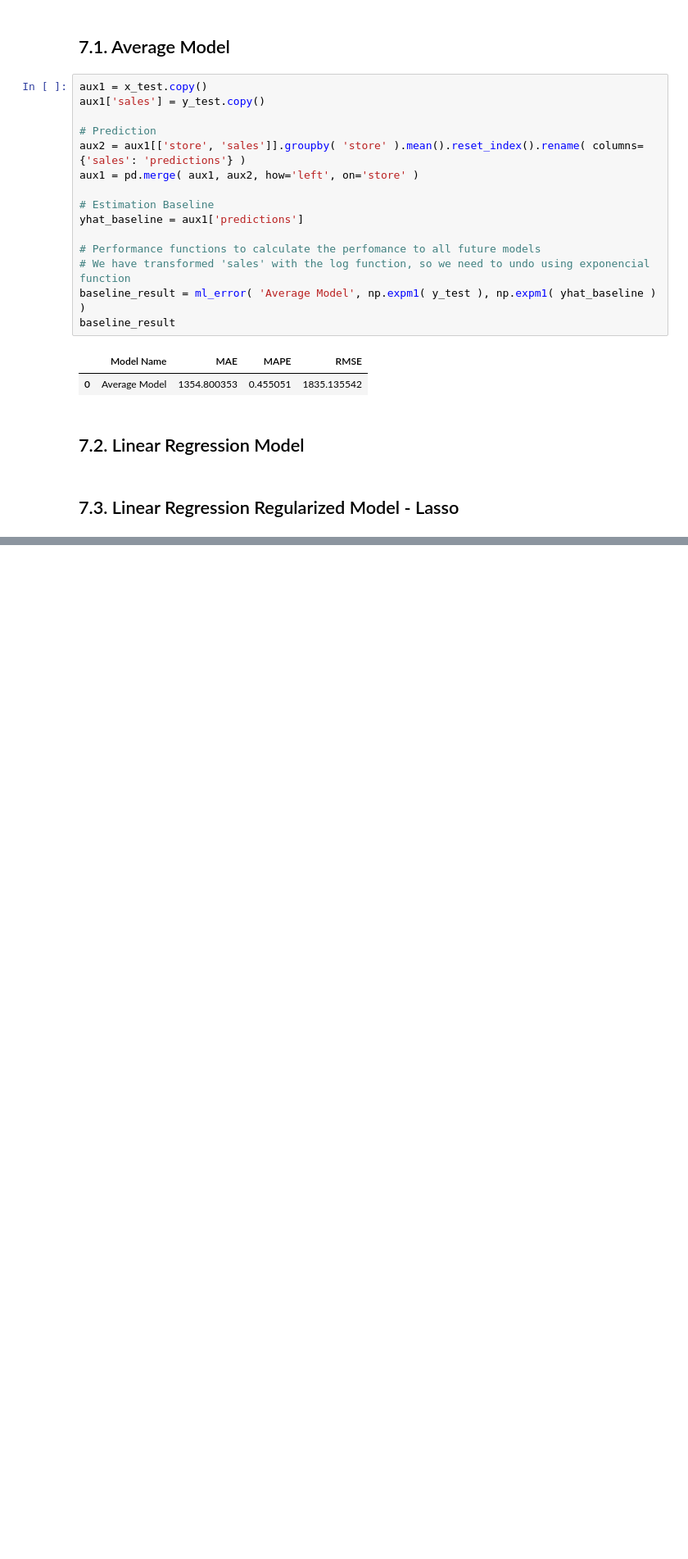
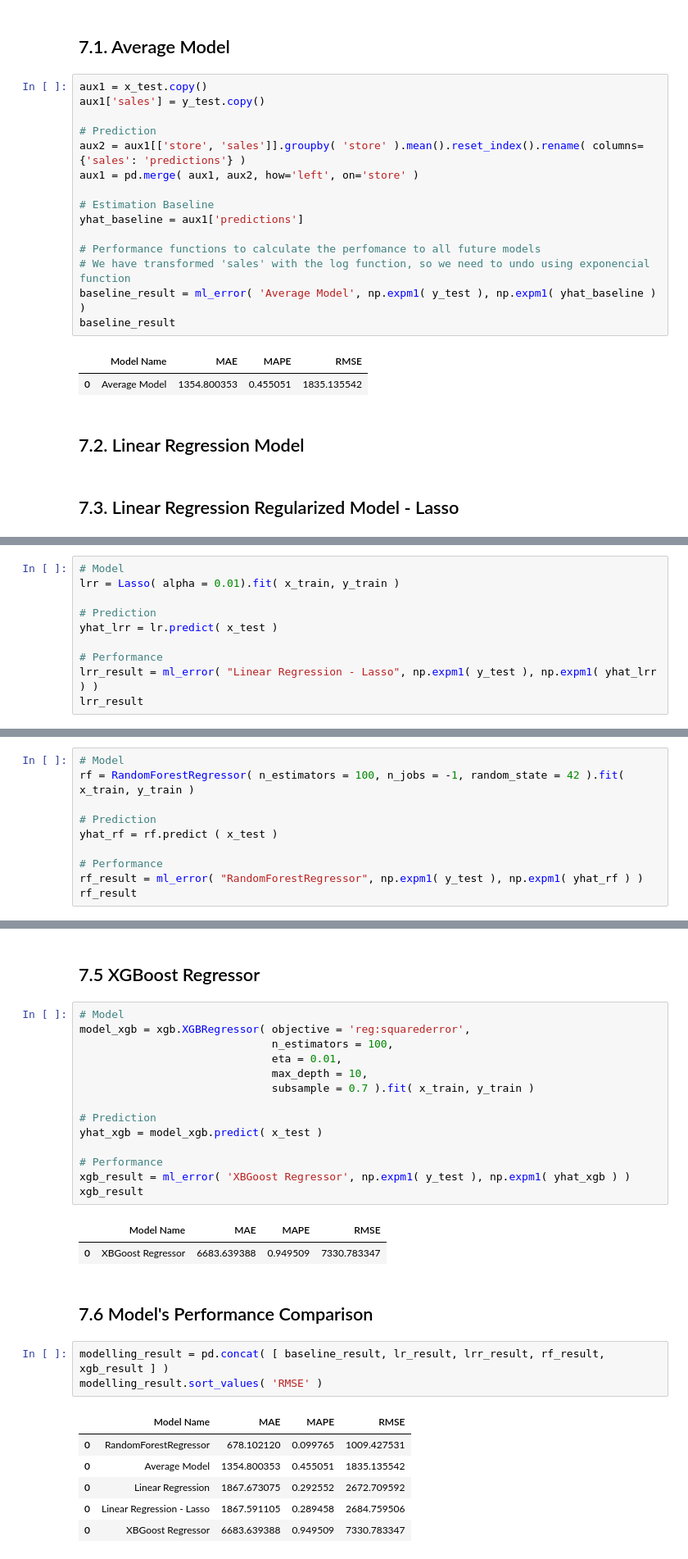
Before and after one commit to andreaugustorossi/Rossmann-Kaggle, a Jupyter notebook: Rossmann_Time_Series.ipynb, the cells around one changed output, grey strips where cells are left out. Shown at 82% size. Drawn from its saved outputs; the diff is of its cells as text; blank space fills up the shorter version.

```diff
--- a/Rossmann_Time_Series.ipynb
+++ b/Rossmann_Time_Series.ipynb
@@ -1198,0 +1230,10 @@ baseline_result
+# %%
+# Model
+lrr = Lasso( alpha = 0.01).fit( x_train, y_train )
+
+# Prediction
+yhat_lrr = lr.predict( x_test )
+
+# Performance
+lrr_result = ml_error( "Linear Regression - Lasso", np.expm1( y_test ), np.expm1( yhat_lrr ) )
+lrr_result
@@ -1198,0 +1253,10 @@ baseline_result
+# %%
+# Model
+rf = RandomForestRegressor( n_estimators = 100, n_jobs = -1, random_state = 42 ).fit( x_train, y_train )
+
+# Prediction
+yhat_rf = rf.predict ( x_test )
+
+# Performance
+rf_result = ml_error( "RandomForestRegressor", np.expm1( y_test ), np.expm1( yhat_rf ) )
+rf_result
@@ -1198,0 +1283,31 @@ baseline_result
+# %% [markdown]
+## 7.5 XGBoost Regressor
+# %%
+# Model
+model_xgb = xgb.XGBRegressor( objective = 'reg:squarederror',
+                              n_estimators = 100,
+                              eta = 0.01,
+                              max_depth = 10,
+                              subsample = 0.7 ).fit( x_train, y_train )
+
+# Prediction
+yhat_xgb = model_xgb.predict( x_test )
+
+# Performance
+xgb_result = ml_error( 'XBGoost Regressor', np.expm1( y_test ), np.expm1( yhat_xgb ) )
+xgb_result
+# %% [output]
+|  | Model Name | MAE | MAPE | RMSE |
+| 0 | XBGoost Regressor | 6683.639388 | 0.949509 | 7330.783347 |
+# %% [markdown]
+## 7.6 Model's Performance Comparison
+# %%
+modelling_result = pd.concat( [ baseline_result, lr_result, lrr_result, rf_result, xgb_result ] )
+modelling_result.sort_values( 'RMSE' )
+# %% [output]
+|  | Model Name | MAE | MAPE | RMSE |
+| 0 | RandomForestRegressor | 678.102120 | 0.099765 | 1009.427531 |
+| 0 | Average Model | 1354.800353 | 0.455051 | 1835.135542 |
+| 0 | Linear Regression | 1867.673075 | 0.292552 | 2672.709592 |
+| 0 | Linear Regression - Lasso | 1867.591105 | 0.289458 | 2684.759506 |
+| 0 | XBGoost Regressor | 6683.639388 | 0.949509 | 7330.783347 |
```
Also changed, not shown: parts of 32 cells of this notebook.
